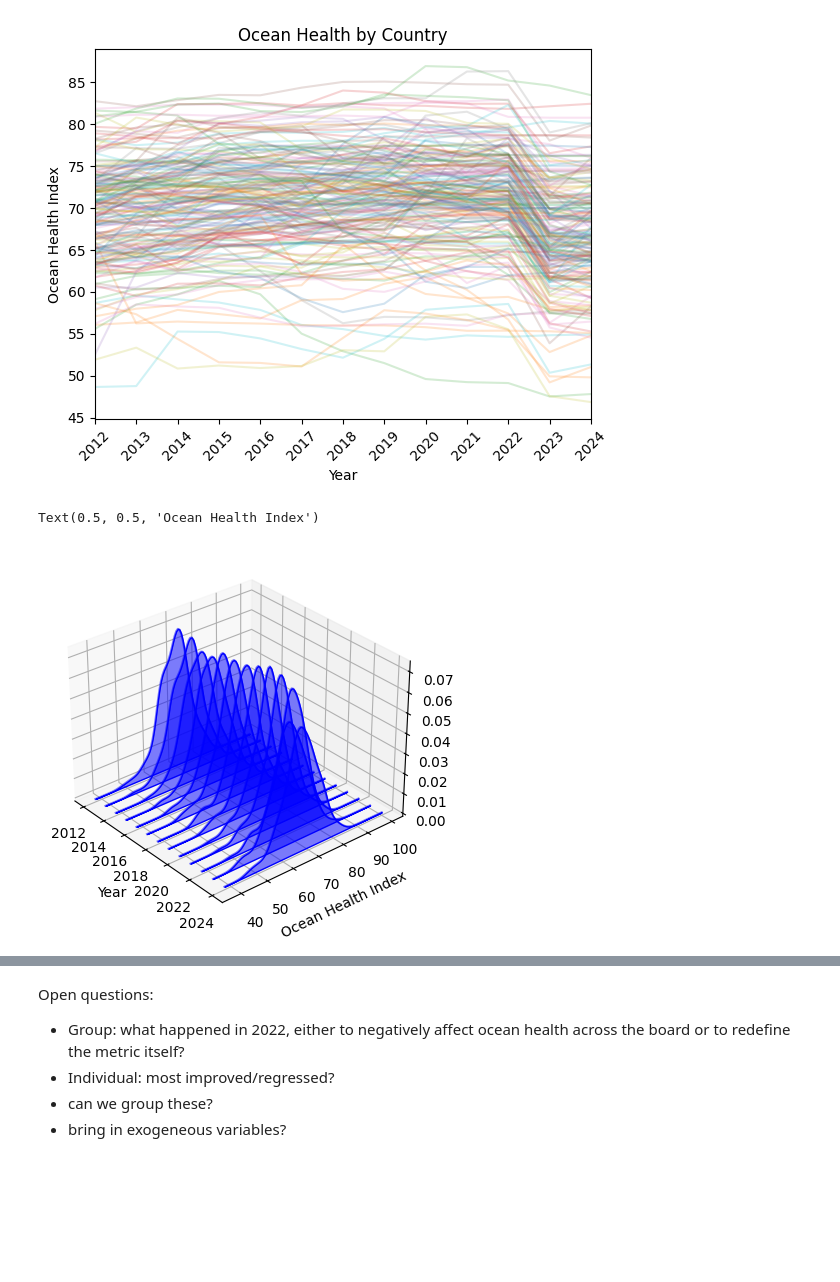
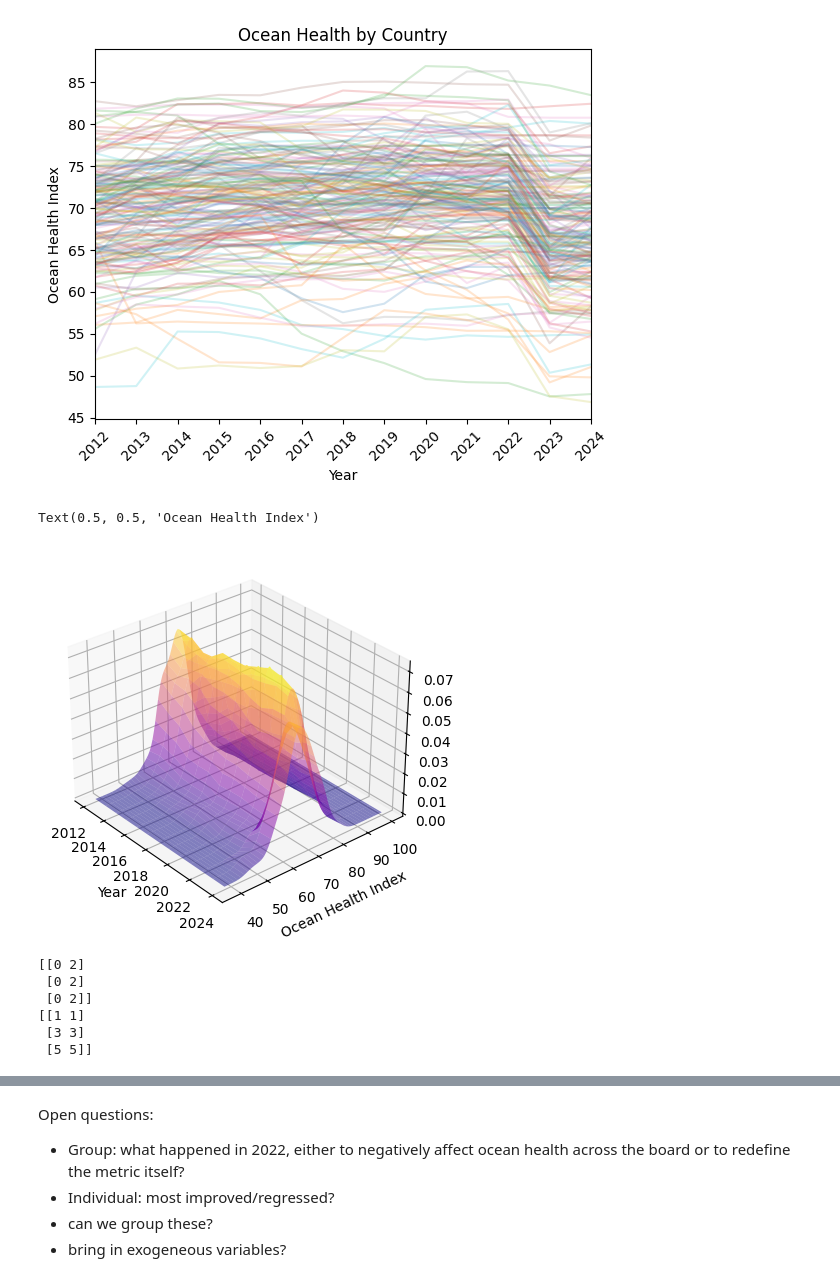
Before and after one commit to MartenThompson/ocean_health, a Jupyter notebook: code/eda.ipynb, the cells around one changed output, grey strips where cells are left out. Cells and saved outputs as stored; diff of their text form; code cells hidden in the pictures; blank space fills up the shorter version.

```diff
--- a/code/eda.ipynb
+++ b/code/eda.ipynb
@@ -81,20 +81,20 @@ for year in df.columns[2:]:
 # %%
 
 x = [int(i) for i in kdes.keys()]
 y = health_index_range
 X, Y = np.meshgrid(x, y)
 Z = np.array(list(kdes.values())).T
 
 fig = plt.figure()
 ax = plt.axes(projection='3d')
-# ax.plot_surface(X, Y, Z, cmap='plasma', alpha=0.5)
-for year in kdes.keys():
-    ax.plot(int(year), health_index_range, kdes[year], label=year,color='blue', alpha=0.5)
-    ax.fill_between(int(year), health_index_range, 0, int(year), health_index_range, kdes[year], color='blue', alpha=0.5)
-#ax.plot(0, health_index_range, kdes['2019'], color='blue', label='2019')
+ax.plot_surface(X, Y, Z, cmap='plasma', alpha=0.5)
+# for year in kdes.keys():
+#     ax.plot(int(year), health_index_range, kdes[year], label=year,color='blue', alpha=0.5)
+#     ax.fill_between(int(year), health_index_range, 0, int(year), health_index_range, kdes[year], color='blue', alpha=0.5)
+# #ax.plot(0, health_index_range, kdes['2019'], color='blue', label='2019')
 ax.view_init(elev=30, azim=320)
 ax.set_xlabel('Year')
 ax.set_ylabel('Ocean Health Index')
 # %% [output]
 Text(0.5, 0.5, 'Ocean Health Index')
-[figure, old version]
+[figure, new version]
@@ -100,0 +145,11 @@ Text(0.5, 0.5, 'Ocean Health Index')
+# %%
+Xx, Yy = np.meshgrid([0,2], [1,3,5])
+print(Xx)
+print(Yy)
+# %% [output]
+[[0 2]
+ [0 2]
+ [0 2]]
+[[1 1]
+ [3 3]
+ [5 5]]
```
Also changed, not shown: parts of 3 cells of this notebook.
